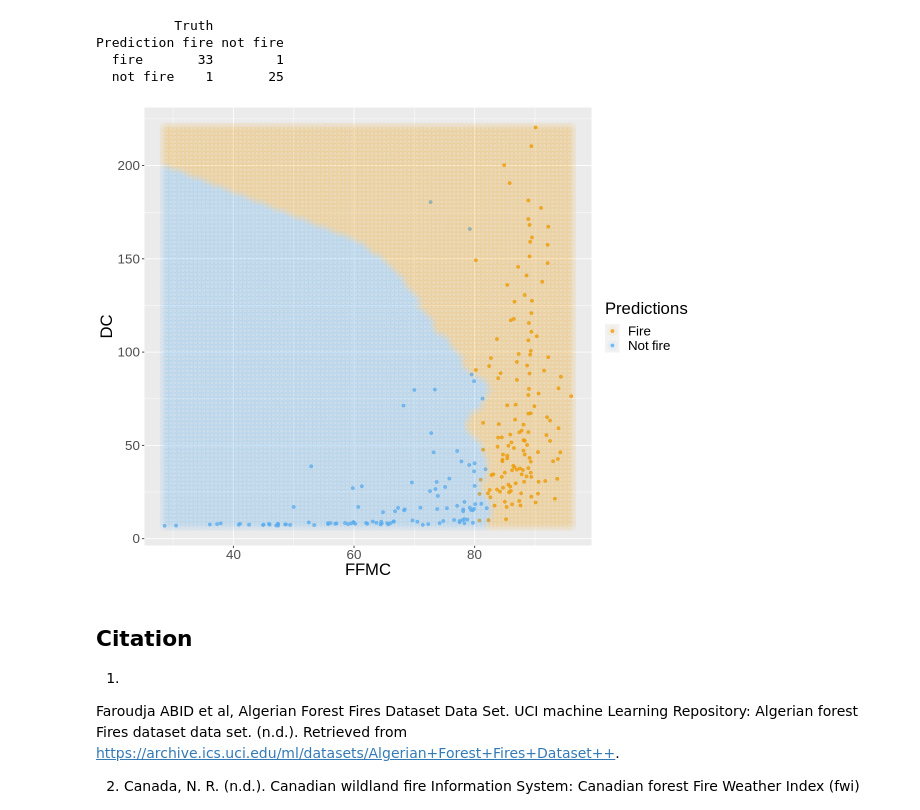
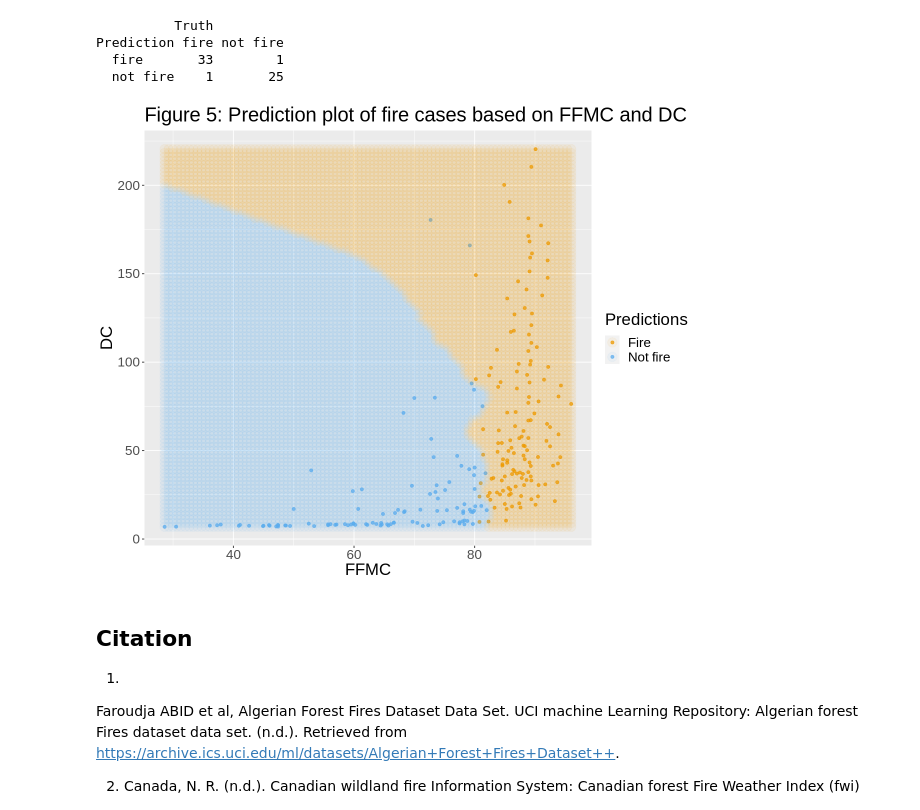
Before and after one commit to AKNeyugn/dsci100-002-group9-project, a Jupyter notebook: project_report.ipynb, the cells around one changed output. Drawn from its saved outputs; the diff is of its cells as text; code cells hidden in the pictures.

Commit message:
added title for final visualization

```diff
--- a/project_report.ipynb
+++ b/project_report.ipynb
@@ -338,28 +338,29 @@ Prediction fire not fire
 # %%
 # create the grid of area/smoothness vals, and arrange in a data frame
 are_grid <- seq(min(fire_data$FFMC), max(fire_data$FFMC), length.out = 100)
 smo_grid <- seq(min(fire_data$DC), max(fire_data$DC), length.out = 100)
 asgrid <- as_tibble(expand.grid(FFMC = are_grid, DC = smo_grid))
 
 # use the fit workflow to make predictions at the grid points
 knnPredGrid <- predict(fire_knn_fit, asgrid)
 
 # bind the predictions as a new column with the grid points
 prediction_table <- bind_cols(knnPredGrid, asgrid) %>% rename(Classes = .pred_class)
 
 # plot:
 # 1. the coloured scatter of the original data
 # 2. the faded coloured scatter for the grid points
 wkflw_plot <-
   ggplot() +
   geom_point(data = fire_data, mapping = aes(x = FFMC, y = DC, color = Classes), alpha = 0.75) +
   geom_point(data = prediction_table, mapping = aes(x = FFMC, y = DC, color = Classes), alpha = 0.06, size = 5.) +
   labs(color = "Predictions") +
   scale_color_manual(labels = c("Fire", "Not fire"), values = c("orange2", "steelblue2")) +
-    theme(text = element_text(size = 20))
+    theme(text = element_text(size = 20)) +
+    ggtitle("Figure 5: Prediction plot of fire cases based on FFMC and DC")
 wkflw_plot
 # %% [output]
-[figure, old version]
+[figure, new version]
 # %% [markdown]
 ## Citation
 
```
